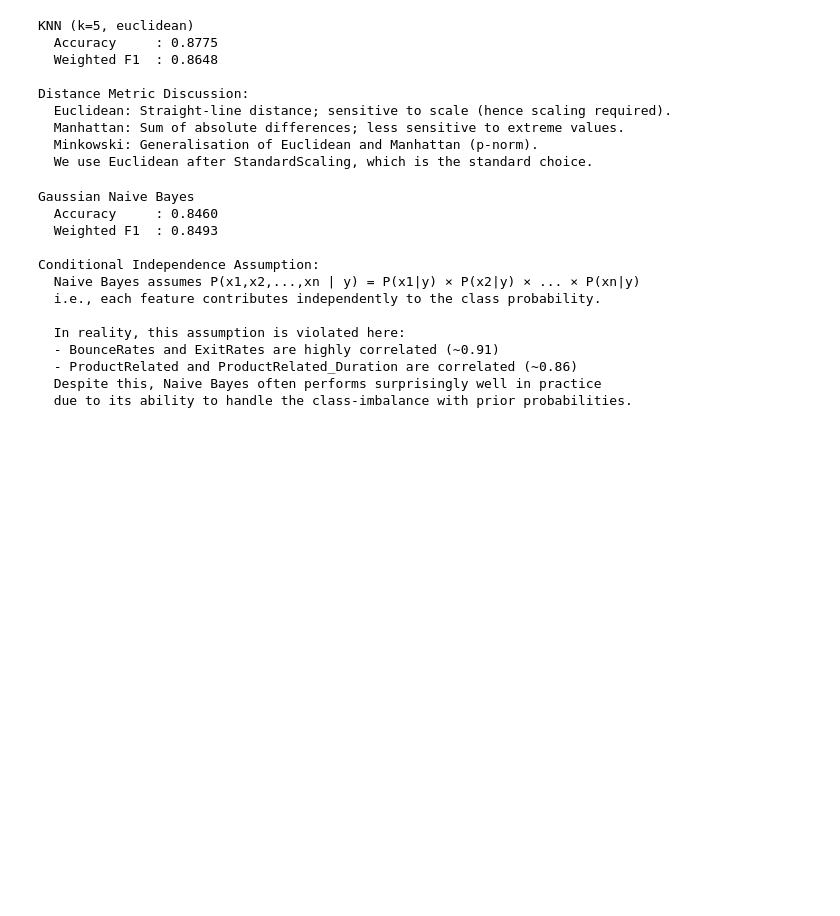
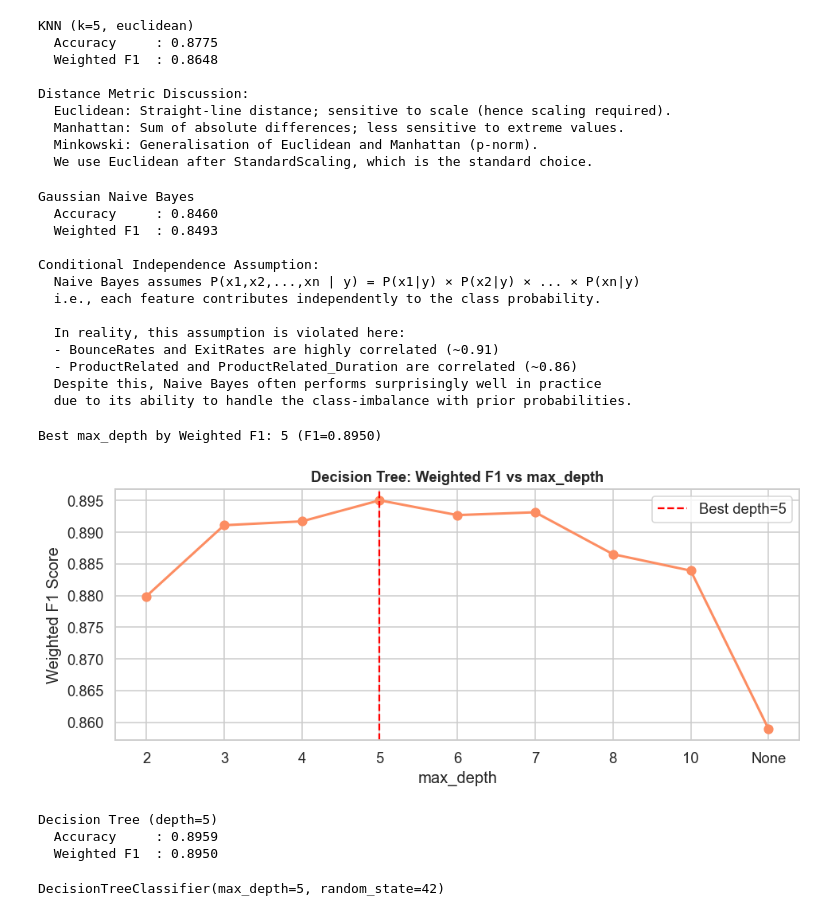
Before and after one commit to gauresh1036/ML_Capstone, a Jupyter notebook: notebooks/classification.ipynb, the cells around one changed output. Saved outputs shown, nothing was run; the diff lists cells and outputs as text; code cells hidden in the pictures; blank space fills up the shorter version.

Commit message:
feat(classification): add Decision Tree visualization, SVC tuning, confusion matrices and preliminary comparison

```diff
--- a/notebooks/classification.ipynb
+++ b/notebooks/classification.ipynb
@@ -761,3 +761,49 @@ Conditional Independence Assumption:
   - ProductRelated and ProductRelated_Duration are correlated (~0.86)
   Despite this, Naive Bayes often performs surprisingly well in practice
   due to its ability to handle the class-imbalance with prior probabilities.
+# %%
+# ==================================================================
+# MODEL 4 — Decision Tree Classifier
+# Splits data on feature thresholds; fully interpretable.
+# Tune max_depth to prevent overfitting.
+# ==================================================================
+
+# Tune max_depth
+depth_values = [2, 3, 4, 5, 6, 7, 8, 10, None]
+depth_scores = []
+
+for d in depth_values:
+    dt = DecisionTreeClassifier(max_depth=d, random_state=RANDOM_STATE)
+    dt.fit(X_train, y_train)
+    f1 = f1_score(y_test, dt.predict(X_test), average='weighted')
+    depth_scores.append(f1)
+
+best_depth_idx = np.argmax(depth_scores)
+best_depth = depth_values[best_depth_idx]
+print(f'Best max_depth by Weighted F1: {best_depth} (F1={max(depth_scores):.4f})')
+
+# Plot depth vs Weighted F1
+depth_labels = [str(d) if d is not None else 'None' for d in depth_values]
+fig, ax = plt.subplots(figsize=(9, 4))
+ax.plot(depth_labels, depth_scores, 'o-', color=COLORS[1], linewidth=2, markersize=7)
+ax.axvline(depth_labels[best_depth_idx], color='red',
+            linestyle='--', linewidth=1.5, label=f'Best depth={best_depth}')
+ax.set_title('Decision Tree: Weighted F1 vs max_depth', fontsize=12, fontweight='bold')
+ax.set_xlabel('max_depth')
+ax.set_ylabel('Weighted F1 Score')
+ax.legend()
+plt.tight_layout()
+plt.show()
+
+evaluate_classifier(
+    f'Decision Tree (depth={best_depth})',
+    DecisionTreeClassifier(max_depth=best_depth, random_state=RANDOM_STATE),
+    X_train, X_test, y_train, y_test
+)
+# %% [output]
+Best max_depth by Weighted F1: 5 (F1=0.8950)
+[figure, added]
+Decision Tree (depth=5)
+  Accuracy     : 0.8959
+  Weighted F1  : 0.8950
+DecisionTreeClassifier(max_depth=5, random_state=42)
```
Also changed, not shown: parts of 9 cells of this notebook, 1 other file.
